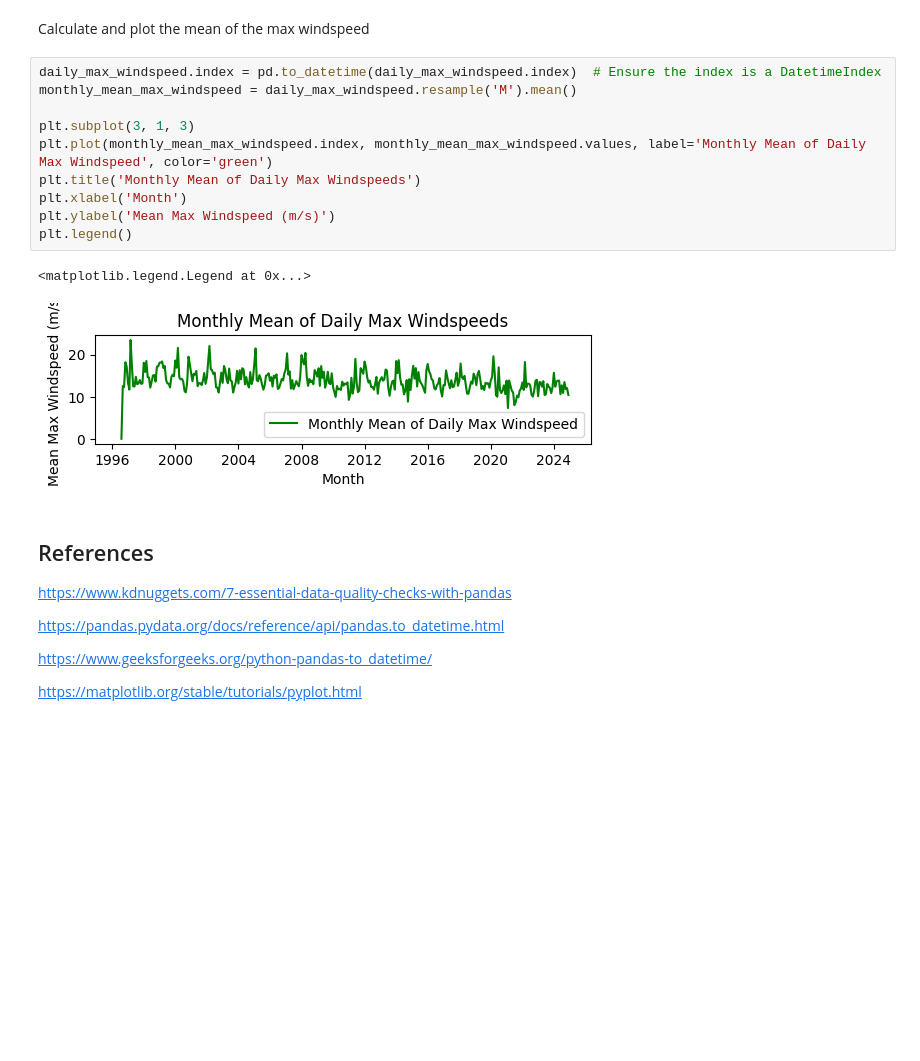
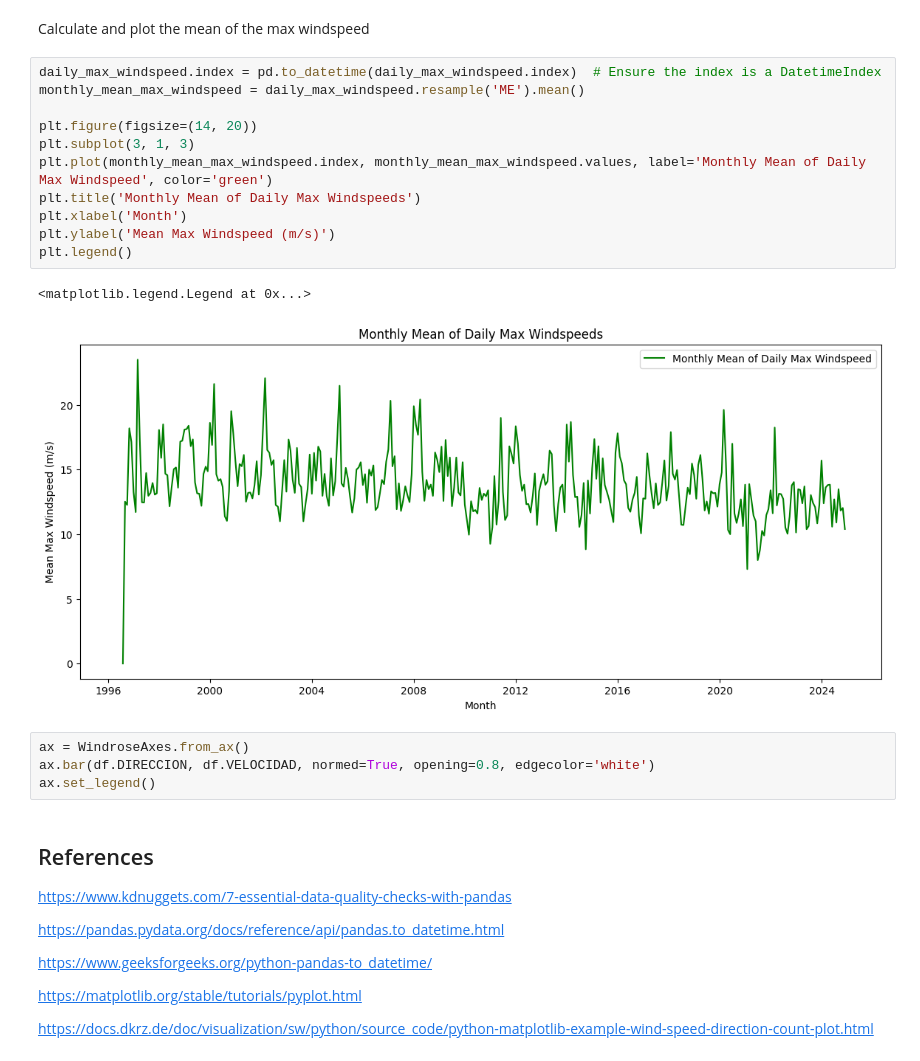
Before and after one commit to GraceMarySmyth/programming-for-data-analytics, a Jupyter notebook: Assignments/assignment_6_Weather.ipynb, the cells around one changed output. Cells and saved outputs as stored; diff of their text form; blank space fills up the shorter version.

Commit message:
Some insight into the plots

```diff
--- a/Assignments/assignment_6_Weather.ipynb
+++ b/Assignments/assignment_6_Weather.ipynb
@@ -224,17 +224,22 @@ plt.show()
 Calculate and plot the mean of the max windspeed
 # %%
 daily_max_windspeed.index = pd.to_datetime(daily_max_windspeed.index)  # Ensure the index is a DatetimeIndex
-monthly_mean_max_windspeed = daily_max_windspeed.resample('M').mean()
+monthly_mean_max_windspeed = daily_max_windspeed.resample('ME').mean()
 
+plt.figure(figsize=(14, 20))
 plt.subplot(3, 1, 3)
 plt.plot(monthly_mean_max_windspeed.index, monthly_mean_max_windspeed.values, label='Monthly Mean of Daily Max Windspeed', color='green')
 plt.title('Monthly Mean of Daily Max Windspeeds')
 plt.xlabel('Month')
 plt.ylabel('Mean Max Windspeed (m/s)')
 plt.legend()
 # %% [output]
 <matplotlib.legend.Legend at 0x...>
-[figure, old version]
+[figure, new version]
+# %%
+ax = WindroseAxes.from_ax()
+ax.bar(df.DIRECCION, df.VELOCIDAD, normed=True, opening=0.8, edgecolor='white')
+ax.set_legend()
 # %% [markdown]
 ## References
 https://www.kdnuggets.com/7-essential-data-quality-checks-with-pandas
@@ -244,3 +249,5 @@ https://pandas.pydata.org/docs/reference/api/pandas.to_datetime.html
 https://www.geeksforgeeks.org/python-pandas-to_datetime/
 
 https://matplotlib.org/stable/tutorials/pyplot.html
+
+https://docs.dkrz.de/doc/visualization/sw/python/source_code/python-matplotlib-example-wind-speed-direction-count-plot.html
```
Also changed, not shown: parts of 1 cell of this notebook.
